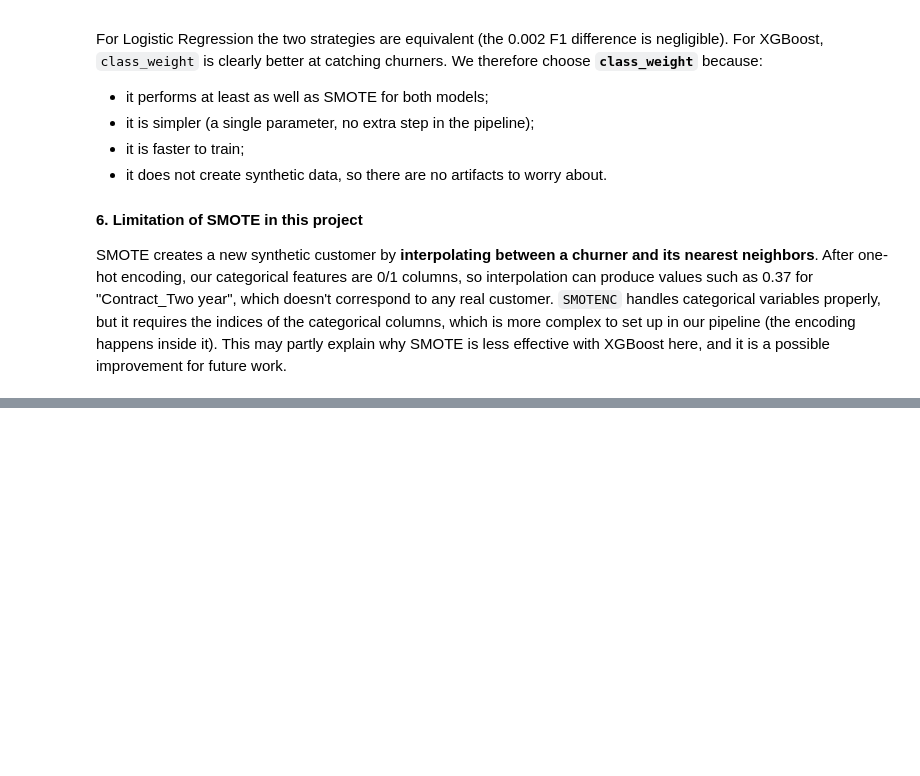
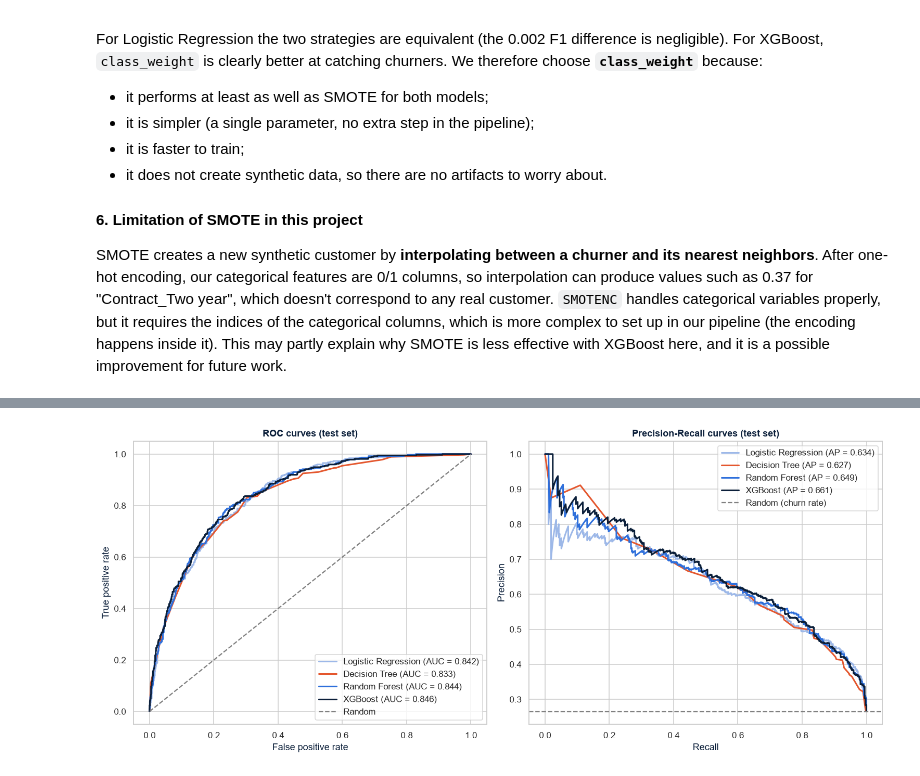
Before and after one commit to SouMej/customor-churn-prediction, a Jupyter notebook: notebooks/customer_churn_analysis.ipynb, the cells around one changed output, grey strips where cells are left out. Saved outputs shown, nothing was run; the diff lists cells and outputs as text; code cells hidden in the pictures; blank space fills up the shorter version.

```diff
--- a/notebooks/customer_churn_analysis.ipynb
+++ b/notebooks/customer_churn_analysis.ipynb
@@ -589,0 +767,31 @@ SMOTE creates a new synthetic customer by **interpolating between a churner and
+# %%
+from sklearn.metrics import (roc_curve, precision_recall_curve,
+                             roc_auc_score, average_precision_score)
+
+fig, axes = plt.subplots(1, 2, figsize=(14, 6))
+
+# ROC curves
+for name, proba in probas.items():
+    fpr, tpr, _ = roc_curve(y_test, proba)
+    auc = roc_auc_score(y_test, proba)
+    axes[0].plot(fpr, tpr, color=colors[name], lw=2, label=f"{name} (AUC = {auc:.3f})")
+axes[0].plot([0, 1], [0, 1], "--", color="grey", label="Random")
+axes[0].set(xlabel="False positive rate", ylabel="True positive rate",
+            title="ROC curves (test set)")
+axes[0].legend(loc="lower right")
+
+# Precision-Recall curves
+for name, proba in probas.items():
+    p, r, _ = precision_recall_curve(y_test, proba)
+    ap = average_precision_score(y_test, proba)
+    axes[1].plot(r, p, color=colors[name], lw=2, label=f"{name} (AP = {ap:.3f})")
+axes[1].axhline(y_test.mean(), ls="--", color="grey", label="Random (churn rate)")
+axes[1].set(xlabel="Recall", ylabel="Precision",
+            title="Precision-Recall curves (test set)")
+axes[1].legend(loc="upper right")
+
+plt.tight_layout()
+plt.savefig(RESULTS_DIR / "09_roc_pr_curves.png", dpi=200, bbox_inches="tight")
+plt.show()
+# %% [output]
+[figure, added]
```
Also changed, not shown: parts of 23 cells of this notebook, 21 other files.
